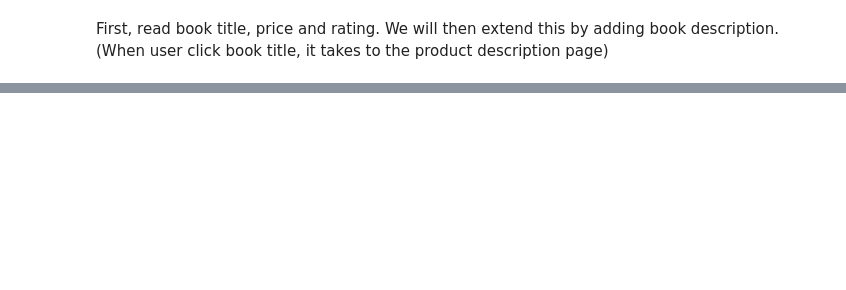
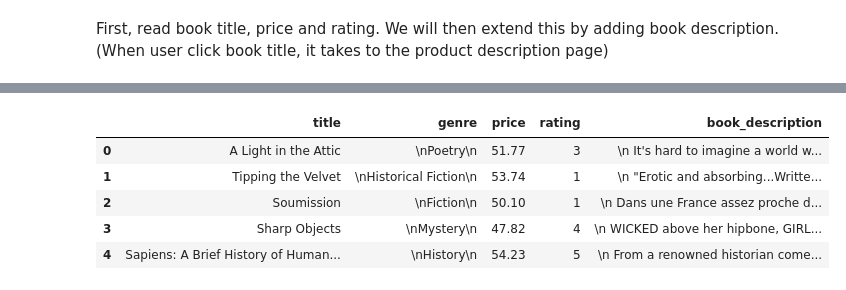
Before and after one commit to nhsbsa-data-analytics/coffee-and-coding, a Jupyter notebook: 2023-03-22 Web scraping/web_scraping_python.ipynb, the cells around one changed output, grey strips where cells are left out. Drawn from its saved outputs; the diff is of its cells as text; code cells hidden in the pictures; blank space fills up the shorter version.

```diff
--- a/2023-03-22 Web scraping/web_scraping_python.ipynb
+++ b/2023-03-22 Web scraping/web_scraping_python.ipynb
@@ -325,0 +382,12 @@ else:
+# %%
+# We don't want to run it during the session (takes 7mins) so we will read in here.
+
+df = pd.read_csv("books_web_scraping.csv")
+df.head() # genre, book_description could do with cleaning
+# %% [output]
+|  | title | genre | price | rating | book_description |
+| 0 | A Light in the Attic | \nPoetry\n | 51.77 | 3 | \n It's hard to imagine a world w... |
+| 1 | Tipping the Velvet | \nHistorical Fiction\n | 53.74 | 1 | \n "Erotic and absorbing...Writte... |
+| 2 | Soumission | \nFiction\n | 50.10 | 1 | \n Dans une France assez proche d... |
+| 3 | Sharp Objects | \nMystery\n | 47.82 | 4 | \n WICKED above her hipbone, GIRL... |
+| 4 | Sapiens: A Brief History of Human... | \nHistory\n | 54.23 | 5 | \n From a renowned historian come... |
```
Also changed, not shown: parts of 21 cells of this notebook, 1 other file.
